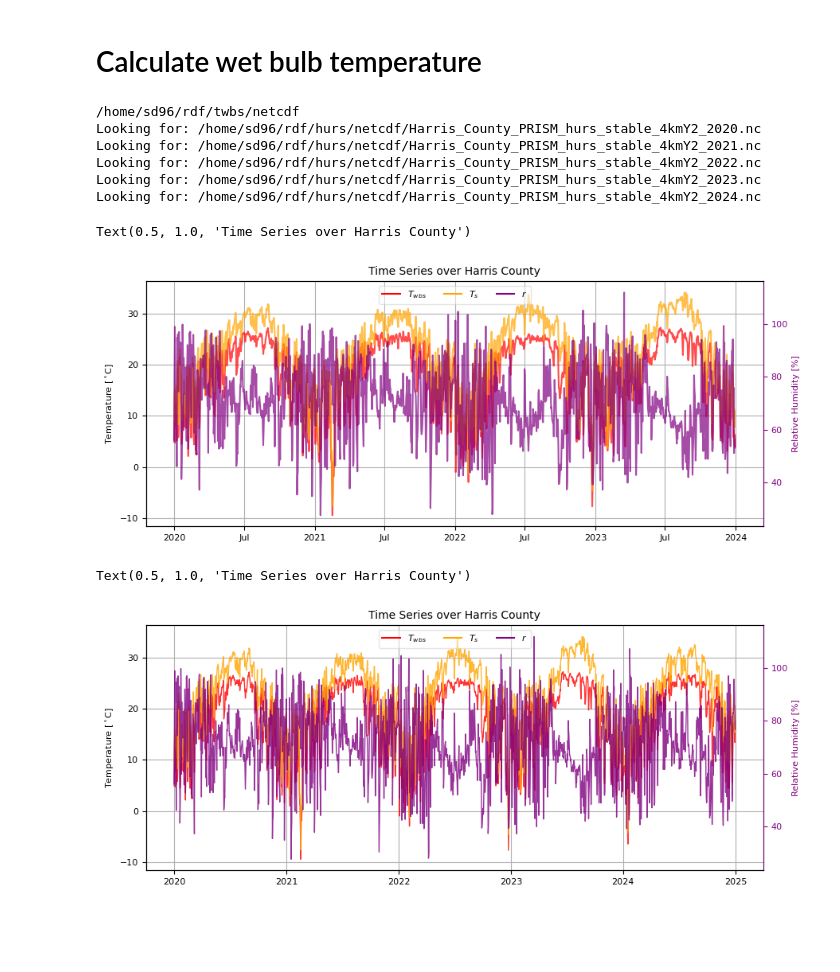
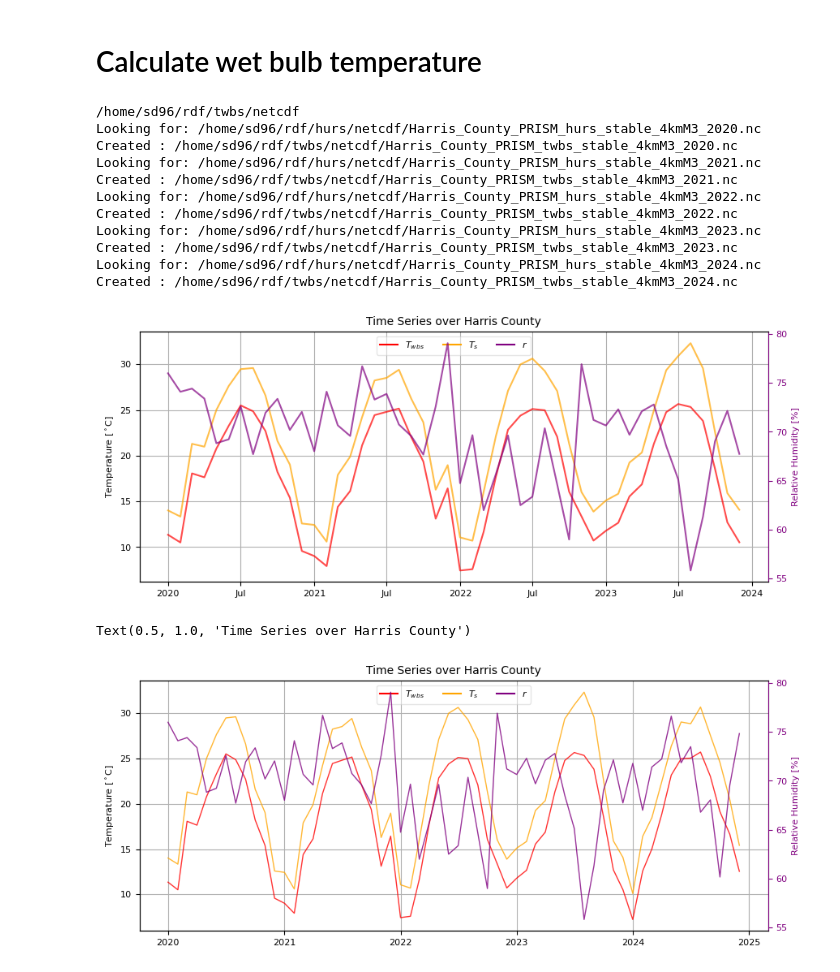
Before and after one commit to sd9616/wastewater, a Jupyter notebook: Monthly_PRISM_netcdf_calc_twbs.ipynb, the cells around one changed output. Drawn from its saved outputs; the diff is of its cells as text; code cells hidden in the pictures; blank space fills up the shorter version.

```diff
--- a/Monthly_PRISM_netcdf_calc_twbs.ipynb
+++ b/Monthly_PRISM_netcdf_calc_twbs.ipynb
@@ -717,7 +730,7 @@ def rel_humidity_safe(tas, tdp):
     print('Final hurs shape:', hurs.shape)
     return hurs
 # %%
-outdir = os.path.join(home, 'netcdf', 'hurs')
+outdir = os.path.join(home, 'hurs')
 if os.path.exists(outdir) == False:
     os.mkdir(outdir)
 outdir = os.path.join(outdir, 'netcdf')
@@ -726,18 +739,18 @@ if os.path.exists(outdir) == False:
 
 for year in years:
 
-    files_tmean = glob.glob(os.path.join(home, 'tmean', 'netcdf', f'Harris_County_PRISM_tmean_stable_4kmY2_{year}.nc'))
+    files_tmean = glob.glob(os.path.join(home, 'tmean', 'netcdf', f'Harris_County_PRISM_tmean_stable_4km{monthly}_{year}.nc'))
     files_tmean.sort()
-    files_tdmean = glob.glob(os.path.join(home, 'tdmean', 'netcdf', f'Harris_County_PRISM_tdmean_stable_4kmY2_{year}.nc'))
+    files_tdmean = glob.glob(os.path.join(home, 'tdmean', 'netcdf', f'Harris_County_PRISM_tdmean_stable_4km{monthly}_{year}.nc'))
     files_tdmean.sort()
 
     ds_tmean = xr.open_mfdataset(files_tmean, concat_dim = 'time', combine = 'nested').load()
     ds_tdmean = xr.open_mfdataset(files_tdmean, concat_dim = 'time', combine = 'nested').load()
 
-    outfile = os.path.join(outdir, f'Harris_County_PRISM_hurs_stable_4kmY2_{year}.nc')
+    outfile = os.path.join(outdir, f'Harris_County_PRISM_hurs_stable_4km{monthly}_{year}.nc')
 
     # Calculate relhum:
-    ds_hurs = rel_humidity(ds_tmean.tmean, ds_tdmean.tdmean)
+    ds_hurs = rel_humidity_safe(ds_tmean.tmean, ds_tdmean.tdmean)
 
     # Save as netcdf
     ds_hurs = ds_hurs.to_dataset(name = 'hurs')
@@ -750,7 +784,7 @@ var = 'hurs'
 homedir = os.path.join(home, f'{var}', 'netcdf')
 files = []
 for year in years:
-    files.append(os.path.join(home, homedir, f'Harris_County_PRISM_{var}_stable_4kmY2_{year}.nc'))
+    files.append(os.path.join(home, homedir, f'Harris_County_PRISM_{var}_stable_4km{monthly}_{year}.nc'))
 
 ds = xr.open_mfdataset(files, concat_dim='time', combine='nested', engine='netcdf4')
 
@@ -761,7 +795,7 @@ ds_mean = weighted_mean(ds, 'lat', 'lon')
 
 # Plot
 ds_mean[var].plot(x = 'time', ax = ax, color='purple', alpha = 0.7, label = r'$r$')
-# ds_mean[var].plot.scatter(x = 'time', ax = ax, color='purple', alpha = 0.7)
+ds_mean[var].plot.scatter(x = 'time', ax = ax, color='purple', alpha = 0.7)
 
 
 # ax.legend(loc = 'upper center',fancybox=True, framealpha=0.5)
@@ -769,4 +803,5 @@ ax.set_xlabel('')
 ax.set_ylabel(r'Relative Humidity [%]')
 ax.grid()
 ax.set_title('Relative Humidity over Harris County', fontsize = 10)
+plt.savefig('plots/monthly_ts_hurs')
 # %% [output]
@@ -811,19 +845,19 @@ if os.path.exists(outdir) == False:
 print(outdir)
 
 for year in years:
-#     print(os.path.join(home, 'tmean', 'netcdf', f'Harris_County_PRISM_tmean_stable_4kmY2_{year}.nc'))
-    print("Looking for:", os.path.join(home, 'hurs', 'netcdf', f'Harris_County_PRISM_hurs_stable_4kmY2_{year}.nc'))
+#     print(os.path.join(home, 'tmean', 'netcdf', f'Harris_County_PRISM_tmean_stable_4km{monthly}_{year}.nc'))
+    print("Looking for:", os.path.join(home, 'hurs', 'netcdf', f'Harris_County_PRISM_hurs_stable_4km{monthly}_{year}.nc'))
 
-    files_tmean = glob.glob(os.path.join(home, 'tmean', 'netcdf', f'Harris_County_PRISM_tmean_stable_4kmY2_{year}.nc'))
+    files_tmean = glob.glob(os.path.join(home, 'tmean', 'netcdf', f'Harris_County_PRISM_tmean_stable_4km{monthly}_{year}.nc'))
 
     files_tmean.sort()
-    files_hurs = glob.glob(os.path.join(home, 'hurs', 'netcdf', f'Harris_County_PRISM_hurs_stable_4kmY2_{year}.nc'))
+    files_hurs = glob.glob(os.path.join(home, 'hurs', 'netcdf', f'Harris_County_PRISM_hurs_stable_4km{monthly}_{year}.nc'))
     files_hurs.sort()
 
     ds_tmean = xr.open_mfdataset(files_tmean, concat_dim = 'time', combine = 'nested').load()
     ds_hurs = xr.open_mfdataset(files_hurs, concat_dim = 'time', combine = 'nested').load()
 
-    outfile = os.path.join(home, outdir, f'Harris_County_PRISM_twbs_stable_4kmY2_{year}.nc')
+    outfile = os.path.join(home, outdir, f'Harris_County_PRISM_twbs_stable_4km{monthly}_{year}.nc')
 
     # Calculate relhum:
     ds_twbs = stull_wet_bulb_temp(ds_tmean.tmean, ds_hurs.hurs)
@@ -831,13 +865,19 @@ for year in years:
     # Save as netcdf
     ds_twbs = ds_twbs.to_dataset(name = 'twbs')
     ds_twbs.to_netcdf(outfile)
+    print("Created :", outfile)
 # %% [output]
 /home/sd96/rdf/twbs/netcdf
-Looking for: /home/sd96/rdf/hurs/netcdf/Harris_County_PRISM_hurs_stable_4kmY2_2020.nc
-Looking for: /home/sd96/rdf/hurs/netcdf/Harris_County_PRISM_hurs_stable_4kmY2_2021.nc
-Looking for: /home/sd96/rdf/hurs/netcdf/Harris_County_PRISM_hurs_stable_4kmY2_2022.nc
-Looking for: /home/sd96/rdf/hurs/netcdf/Harris_County_PRISM_hurs_stable_4kmY2_2023.nc
-Looking for: /home/sd96/rdf/hurs/netcdf/Harris_County_PRISM_hurs_stable_4kmY2_2024.nc
+Looking for: /home/sd96/rdf/hurs/netcdf/Harris_County_PRISM_hurs_stable_4kmM3_2020.nc
+Created : /home/sd96/rdf/twbs/netcdf/Harris_County_PRISM_twbs_stable_4kmM3_2020.nc
+Looking for: /home/sd96/rdf/hurs/netcdf/Harris_County_PRISM_hurs_stable_4kmM3_2021.nc
+Created : /home/sd96/rdf/twbs/netcdf/Harris_County_PRISM_twbs_stable_4kmM3_2021.nc
+Looking for: /home/sd96/rdf/hurs/netcdf/Harris_County_PRISM_hurs_stable_4kmM3_2022.nc
+Created : /home/sd96/rdf/twbs/netcdf/Harris_County_PRISM_twbs_stable_4kmM3_2022.nc
+Looking for: /home/sd96/rdf/hurs/netcdf/Harris_County_PRISM_hurs_stable_4kmM3_2023.nc
+Created : /home/sd96/rdf/twbs/netcdf/Harris_County_PRISM_twbs_stable_4kmM3_2023.nc
+Looking for: /home/sd96/rdf/hurs/netcdf/Harris_County_PRISM_hurs_stable_4kmM3_2024.nc
+Created : /home/sd96/rdf/twbs/netcdf/Harris_County_PRISM_twbs_stable_4kmM3_2024.nc
 # %%
 years = ['2020', '2021', '2022', '2023']
 fig, ax = plt.subplots(1,1, figsize = (10,4))
@@ -848,7 +888,7 @@ for i, var in enumerate(variables):
     homedir = os.path.join(home, f'{var}', 'netcdf')
     files = []
     for year in years:
-        filepath = os.path.join(homedir, f'Harris_County_PRISM_{var}_stable_4kmY2_{year}.nc')
+        filepath = os.path.join(homedir, f'Harris_County_PRISM_{var}_stable_4km{monthly}_{year}.nc')
         if os.path.exists(filepath):
             files.append(filepath)
         else:
@@ -888,9 +928,10 @@ twin1.set_ylabel(r'Relative Humidity [%]', color = colors[2])
 ax.set_ylabel(r'Temperature [$^\circ$C]')
 ax.grid()
 ax.set_title('Time Series over Harris County', fontsize = 10)
+
+plt.savefig('plots/monthly_ts_twbs_tmean_hurs.png')
 # %% [output]
-Text(0.5, 1.0, 'Time Series over Harris County')
-[figure, old version]
+[figure, new version]
 # %%
 years = ['2020', '2021', '2022', '2023', '2024']
 fig, ax = plt.subplots(1,1, figsize = (10,4))
@@ -900,7 +941,7 @@ for i, var in enumerate(variables):
     homedir = os.path.join(home, f'{var}', 'netcdf')
     files = []
     for year in years:
-        filepath = os.path.join(homedir, f'Harris_County_PRISM_{var}_stable_4kmY2_{year}.nc')
+        filepath = os.path.join(homedir, f'Harris_County_PRISM_{var}_stable_4km{monthly}_{year}.nc')
         if os.path.exists(filepath):
             files.append(filepath)
         else:
@@ -909,31 +950,31 @@ for i, var in enumerate(variables):
         print(f"No files found for variable '{var}', skipping...")
         continue
     ds = xr.open_mfdataset(files, concat_dim='time', combine='nested')
     ds_mean = weighted_mean(ds, 'lat', 'lon')
     if var == 'hurs':
         twin1 = ax.twinx()
         axplot = twin1
         twin1.spines['right'].set_color(colors[i])
         twin1.tick_params(axis='x', colors=colors[i])
         twin1.tick_params(axis='y', colors=colors[i])
     else:
         axplot = ax
     # Plot only lines (removed scatter plot)
     ds_mean[var].plot(x='time', ax=axplot, color=colors[i], alpha=0.8, linewidth=1)
 
 labels = ['$T_{wbs}$', r'$T_{s}$', r'$r$']
 # Create custom legend items
 legend_elements = [
     Line2D([0], [0], color=colors[0], label=labels[0]),
     Line2D([0], [0], color=colors[1], label=labels[1]),
     Line2D([0], [0], color=colors[2], label=labels[2])
 ]
 ax.legend(ncol = 3, handles=legend_elements, loc = 'upper center',fancybox=True, framealpha=0.5)
 ax.set_xlabel('')
 twin1.set_ylabel(r'Relative Humidity [%]', color = colors[2])
 ax.set_ylabel(r'Temperature [$^\circ$C]')
 ax.grid()
 ax.set_title('Time Series over Harris County', fontsize = 10)
 # %% [output]
 Text(0.5, 1.0, 'Time Series over Harris County')
-[figure, old version]
+[figure, new version]
```
Also changed, not shown: parts of 7 cells of this notebook, 1 other file.
